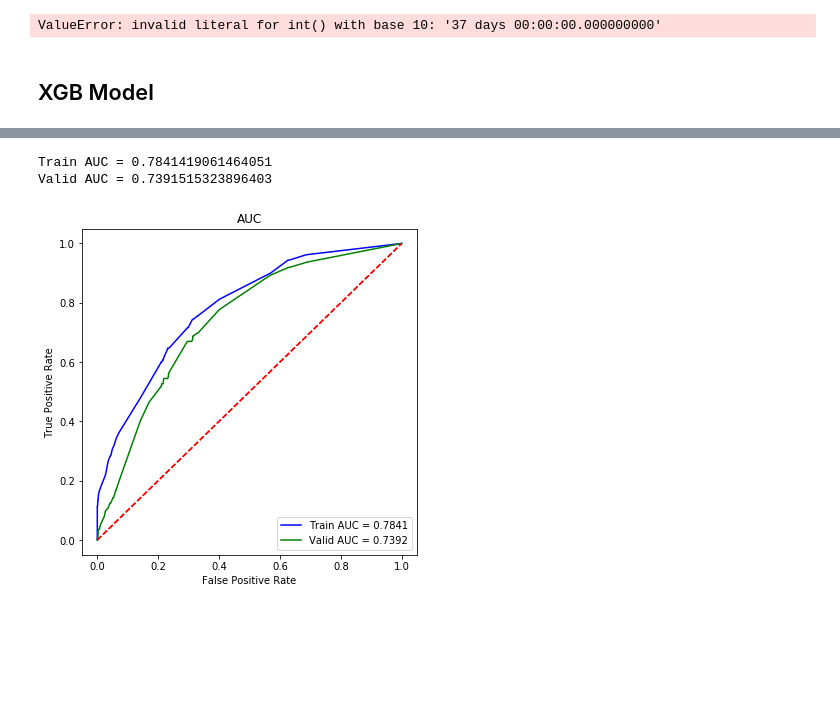
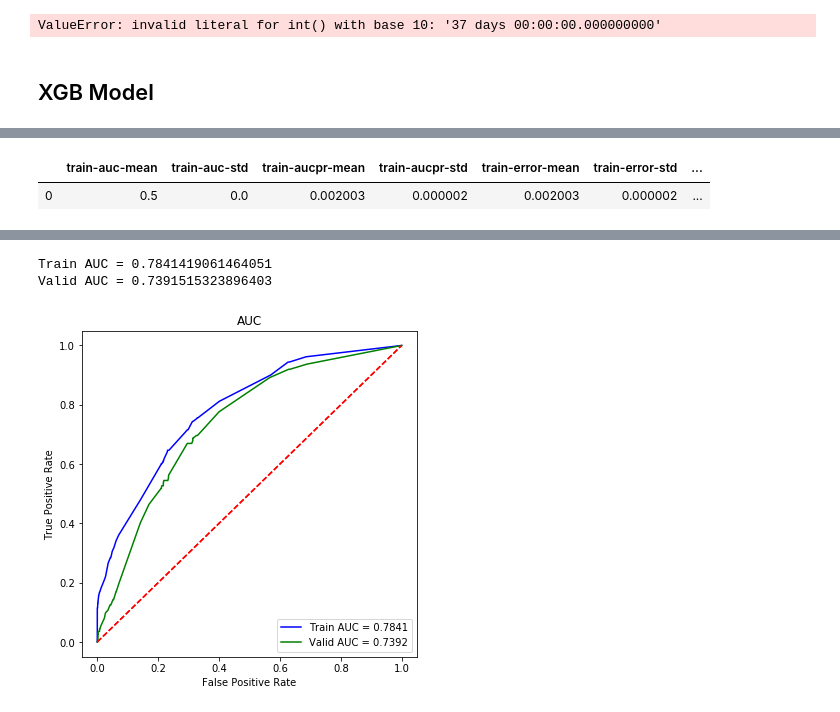
Before and after one commit to romirmoza/omop-cdm-postgresql, a Jupyter notebook: XGB_model_4.ipynb, the cells around one changed output, grey strips where cells are left out. Saved outputs shown, nothing was run; the diff lists cells and outputs as text; code cells hidden in the pictures; blank space fills up the shorter version.

```diff
--- a/XGB_model_4.ipynb
+++ b/XGB_model_4.ipynb
@@ -427,8 +450,16 @@ def plot_perf(evals_result, best):
 # %%
+random_state = 1234
+num_round = 2000
+early_stop = round(num_round / 10)  # 10% of the full rounds
+metrics = ['auc']                   # faster with fewer metrics to calc
+metrics = ['aucpr','error', 'auc']
+
 params = {
-    'eval_metric': ['error', 'auc'],
+    'objective': 'binary:logistic',
+    'booster': 'gbtree',
+    'eval_metric': metrics,
     'tree_method' : 'gpu_hist',  # set to 'auto' if no gpu - other options 'gpu_hist', 'hist', 'exact'
-    'random_state' : 1234,
+    'random_state' : random_state,
     'reg_lambda' : 1.0,
     'min_child_weight' : 1.0,
     'max_bin' : 256,
@@ -445,9 +476,6 @@ params = {
     'subsample' : 1.0,
     'n_jobs': -1.0,
 }
-
-num_round = 2000
-early_stop = round(num_round / 10)  # 10% of the full rounds
 # %%
 from sklearn.model_selection import train_test_split, StratifiedShuffleSplit
 # X_train, X_valid, y_train, y_valid = train_test_split(X, y, test_size=0.2, random_state=1234, stratify=y)
@@ -480,0 +535,12 @@ Wall time: 16.8 s
+# %%
+# %%time
+# another way to calc CV, but no model is returned or retained
+#
+d_train = xgb.DMatrix(X, y, feature_names=train_features)
+
+cv_scores = xgb.cv(params=params, dtrain=d_train, num_boost_round=num_round, nfold=3, stratified=True,
+                metrics=metrics,
+                      early_stopping_rounds=early_stop, verbose_eval=False,
+                      callbacks=[ xgb_progressbar(num_round),])
+cv_scores
+# %% [output]
@@ -480,0 +548,2 @@ Wall time: 16.8 s
+|  | train-auc-mean | train-auc-std | train-aucpr-mean | train-aucpr-std | train-error-mean | train-error-std | ... |
+| 0 | 0.5 | 0.0 | 0.002003 | 0.000002 | 0.002003 | 0.000002 | ... |
```
Also changed, not shown: parts of 10 cells of this notebook.
